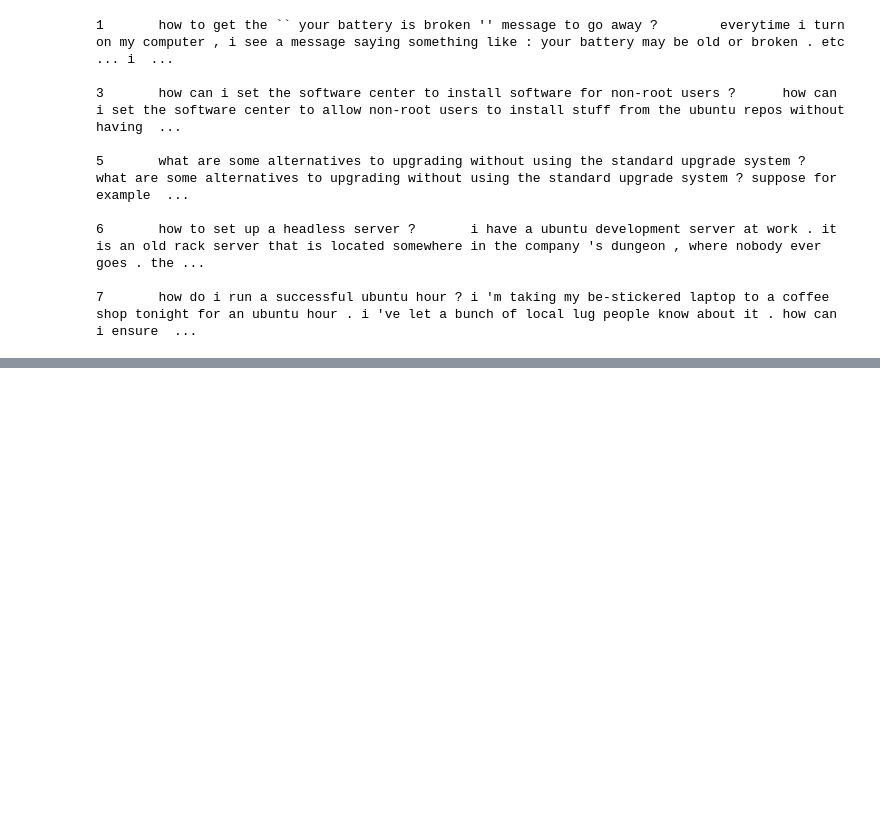
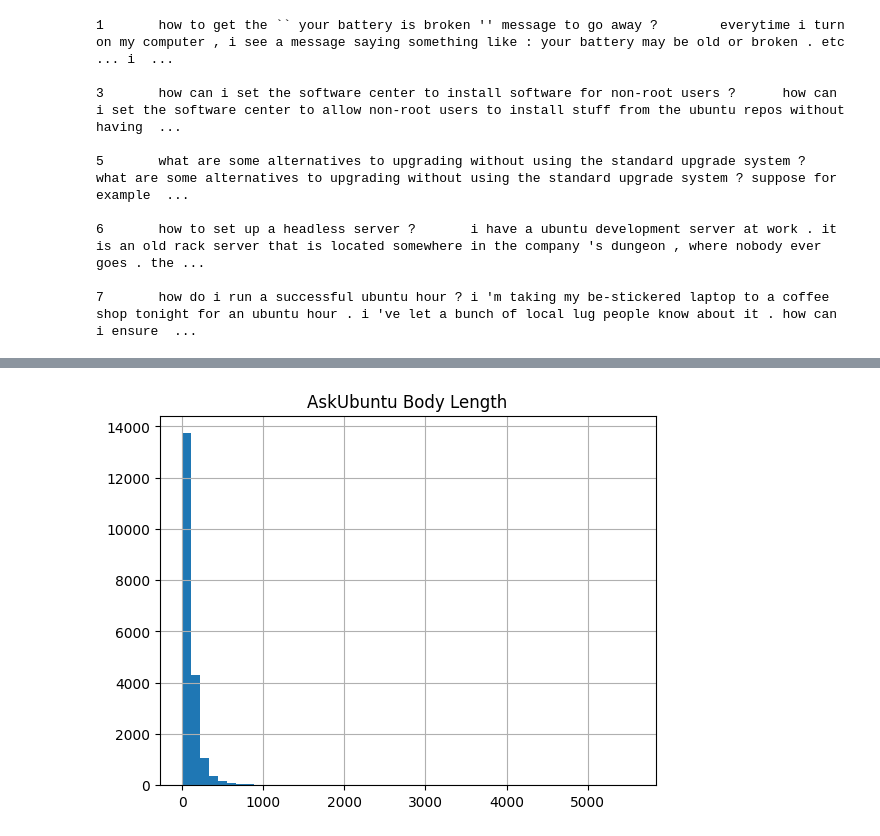
Before and after one commit to farzadismyid/semantic_response_convergence, a Jupyter notebook: src/notebooks/03_askubuntu_eda.ipynb, the cells around one changed output, grey strips where cells are left out. Drawn from its saved outputs; the diff is of its cells as text; code cells hidden in the pictures; blank space fills up the shorter version.

```diff
--- a/src/notebooks/03_askubuntu_eda.ipynb
+++ b/src/notebooks/03_askubuntu_eda.ipynb
@@ -29,0 +120,12 @@ with gzip.open(corpus_path, "rt", encoding="utf-8") as f:
+# %%
+askubuntu_df["body_length"].hist(
+    bins=50
+)
+
+plt.title(
+    "AskUbuntu Body Length"
+)
+
+plt.show()
+# %% [output]
+[figure, added]
```
Also changed, not shown: parts of 7 cells of this notebook, 2 other files.
